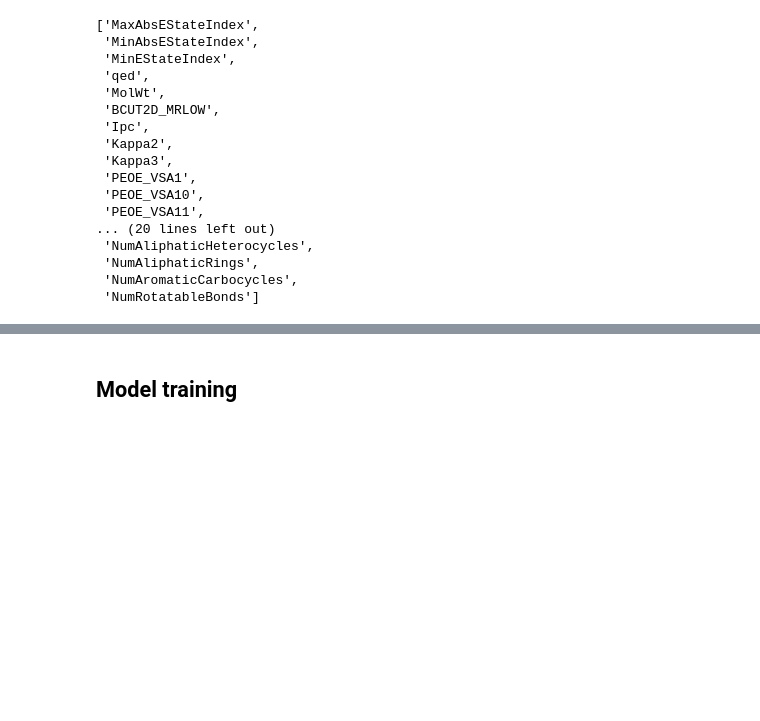
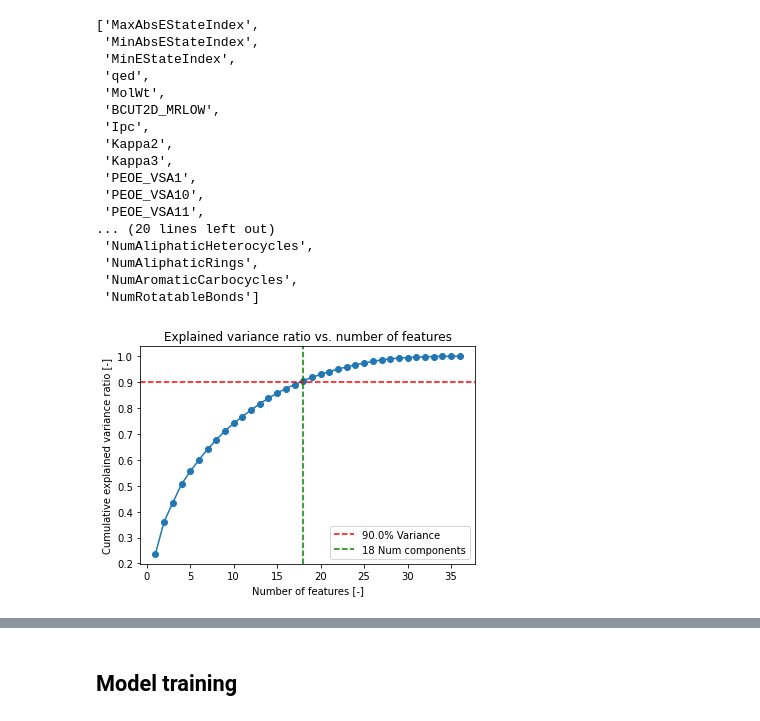
Before and after one commit to MartinoCappuccino/ePharmaAnalytics, a Jupyter notebook: GroupAssignment/Group_assignment_notebook.ipynb, the cells around one changed output, grey strips where cells are left out. Saved outputs shown, nothing was run; the diff lists cells and outputs as text; code cells hidden in the pictures; blank space fills up the shorter version.

Commit message:
literature

```diff
--- a/GroupAssignment/Group_assignment_notebook.ipynb
+++ b/GroupAssignment/Group_assignment_notebook.ipynb
@@ -126,5 +126,7 @@ literature_descriptors
  'NumAromaticCarbocycles',
  'NumRotatableBonds']
 # %%
-#num_components_literature = analysis.plot_variance(descriptors[literature_descriptors], percentage=0.9)
+num_components_literature = analysis.plot_variance(descriptors[literature_descriptors], percentage=0.9)
+# %% [output]
+[figure, added]
 # %%
```
Also changed, not shown: parts of 12 cells of this notebook.
